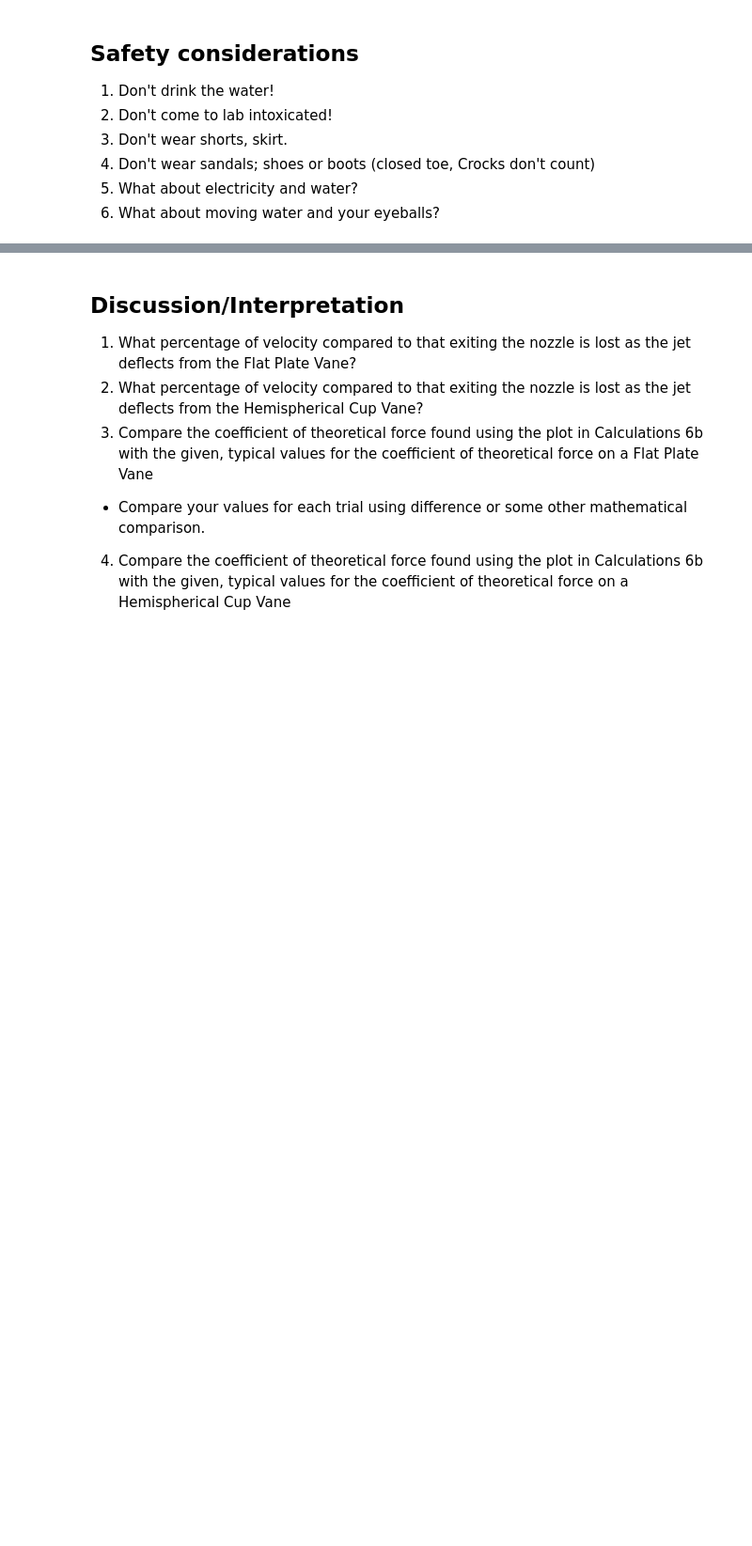
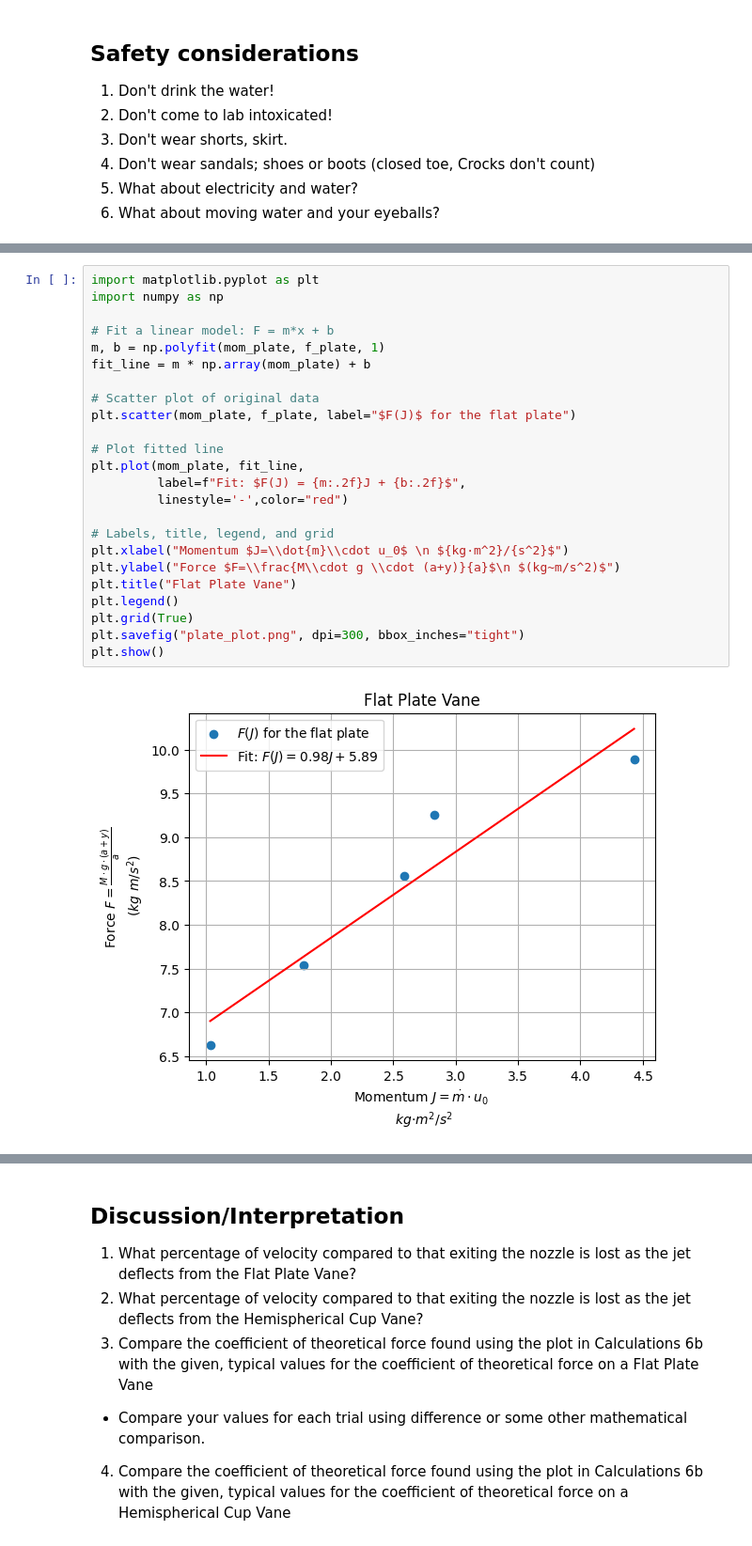
Before and after one commit to dustykat/ce-3105-webroot, a Jupyter notebook: 1-LabManual/_build/html/_sources/experiments/8ex5-momentum/ex5_sample_report.ipynb, the cells around one changed output, grey strips where cells are left out. Shown at 94% size. Cells and saved outputs as stored; diff of their text form; blank space fills up the shorter version.

```diff
--- a/1-LabManual/_build/html/_sources/experiments/8ex5-momentum/ex5_sample_report.ipynb
+++ b/1-LabManual/_build/html/_sources/experiments/8ex5-momentum/ex5_sample_report.ipynb
@@ -120,0 +253,26 @@ The table below contains some constants you will need to complete the analysis d
+# %%
+import matplotlib.pyplot as plt
+import numpy as np
+
+# Fit a linear model: F = m*x + b
+m, b = np.polyfit(mom_plate, f_plate, 1)
+fit_line = m * np.array(mom_plate) + b
+
+# Scatter plot of original data
+plt.scatter(mom_plate, f_plate, label="$F(J)$ for the flat plate")
+
+# Plot fitted line
+plt.plot(mom_plate, fit_line,
+         label=f"Fit: $F(J) = {m:.2f}J + {b:.2f}$",
+         linestyle='-',color="red")
+
+# Labels, title, legend, and grid
+plt.xlabel("Momentum $J=\\dot{m}\\cdot u_0$ \n ${kg·m^2}/{s^2}$")
+plt.ylabel("Force $F=\\frac{M\\cdot g \\cdot (a+y)}{a}$\n $(kg~m/s^2)$")
+plt.title("Flat Plate Vane")
+plt.legend()
+plt.grid(True)
+plt.savefig("plate_plot.png", dpi=300, bbox_inches="tight")
+plt.show()
+# %% [output]
+[figure, added]
```
Also changed, not shown: parts of 9 cells of this notebook, 19 other files.
